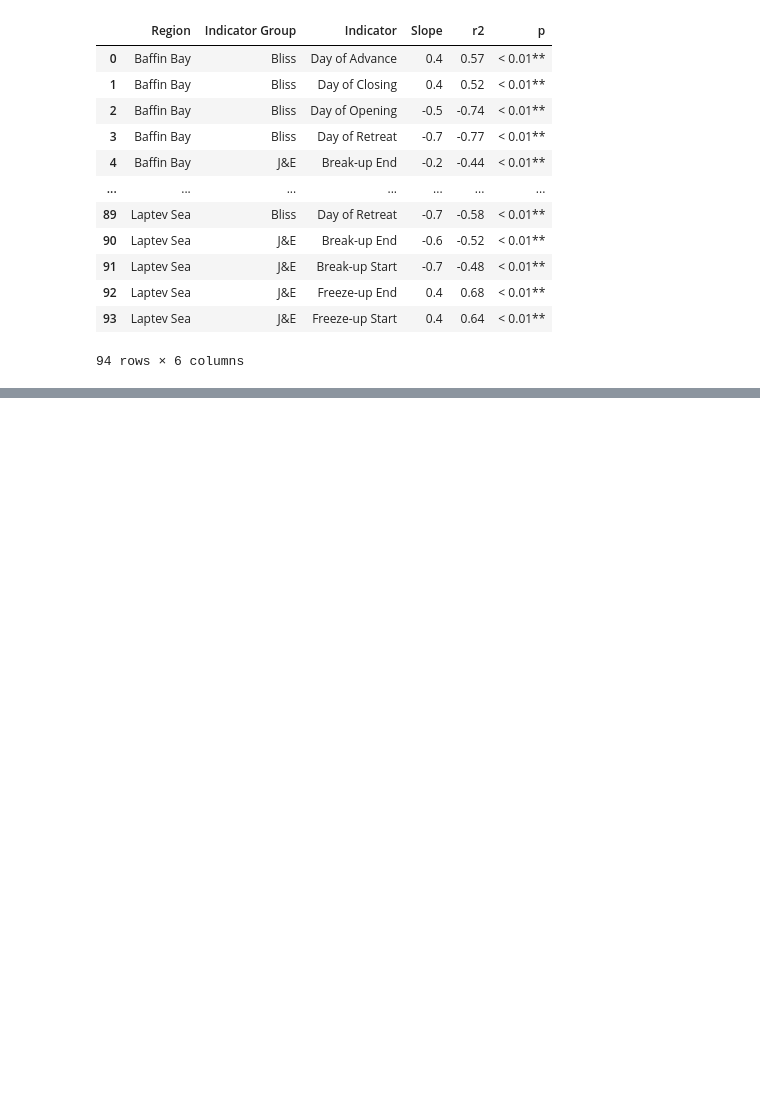
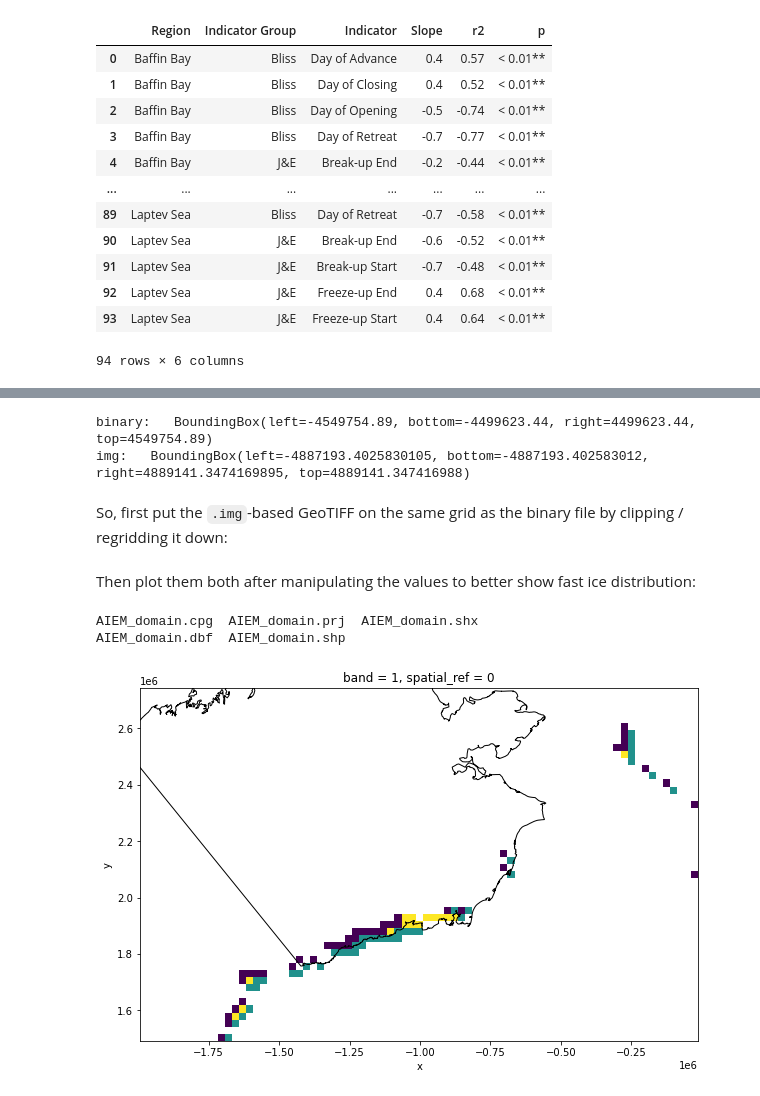
Before and after one commit to ua-snap/seaice_noaa_indicators, a Jupyter notebook: manuscript_content/manuscript_content.ipynb, the cells around one changed output, grey strips where cells are left out. Cells and saved outputs as stored; diff of their text form; code cells hidden in the pictures; blank space fills up the shorter version.

```diff
--- a/manuscript_content/manuscript_content.ipynb
+++ b/manuscript_content/manuscript_content.ipynb
@@ -1085,0 +1118,9 @@ MASIE trends results written to /workspace/Shared/Tech_Projects/SeaIce_NOAA_Indi
+# %%
+from osgeo import gdal
+
+test2_img_fp = "/atlas_scratch/kmredilla/seaice_noaa_indicators/nic_climo_1972_2007_06_med.idb/c_1/r_1.img"
+test2_base_fp = "/atlas_scratch/kmredilla/seaice_noaa_indicators/nic_climo_1972_2007_06_med_from_img.tif"
+
+img_ds = gdal.Open(test2_img_fp)
+gdal.Translate(test2_base_fp, img_ds)
+img_ds = None
@@ -1085,0 +1131,67 @@ MASIE trends results written to /workspace/Shared/Tech_Projects/SeaIce_NOAA_Indi
+# %%
+with rio.open(test1_base_fp) as src:
+    print("binary:  ", src.bounds)
+
+with rio.open(test2_base_fp) as src:
+    print("img:  ", src.bounds)
+# %% [output]
+binary:   BoundingBox(left=-4549754.89, bottom=-4499623.44, right=4499623.44, top=4549754.89)
+img:   BoundingBox(left=-4887193.4025830105, bottom=-4887193.402583012, right=4889141.3474169895, top=4889141.347416988)
+# %% [markdown]
+So, first put the `.img`-based GeoTIFF on the same grid as the binary file by clipping / regridding it down:
+# %%
+import rioxarray
+
+
+# reproject and clip
+with rioxarray.open_rasterio(test2_base_fp) as da2:
+    with rioxarray.open_rasterio(test1_base_fp) as da1:
+        new_da2 = da2.rio.reproject_match(da1)
+
+test2_clip_base_fp = str(test2_base_fp).replace(".tif", "_clip.tif")
+new_da2.rio.to_raster(test2_clip_base_fp)
+# %% [markdown]
+Then plot them both after manipulating the values to better show fast ice distribution:
+# %%
+ls /workspace/UA/kmredilla/geospatial-vector-veracity/vector_data/polygon/boundaries/iem
+# %% [output]
+AIEM_domain.cpg  AIEM_domain.prj  AIEM_domain.shx
+AIEM_domain.dbf  AIEM_domain.shp
+# %%
+import geopandas as gpd
+from pyproj import CRS
+import matplotlib.pyplot as plt
+
+
+fig, ax = plt.subplots(1, 1, figsize=(10, 10))
+# gvv repo with ak coast shapefile on disk
+ak_coast_fp = "/workspace/UA/kmredilla/geospatial-vector-veracity/vector_data/polygon/boundaries/alaska_coast_simplified/Alaska_Coast_Simplified_Polygon.shp"
+# Also tested with the IEM domain shapefile
+# ak_coast_fp = "/workspace/UA/kmredilla/geospatial-vector-veracity/vector_data/polygon/boundaries/iem/AIEM_domain.shp"
+
+
+with rioxarray.open_rasterio(test1_base_fp) as da1:
+    # subset to AK for checking with shapefile
+    sel_di = dict(x=slice(-2e6, 0), y=slice(2.75e6, 1.5e6))
+    da1 = da1.sel(sel_di).squeeze()
+    da = da1.astype(float).copy()
+
+# add fast ice values from ArcPro-based derivation
+with rioxarray.open_rasterio(test2_clip_base_fp) as da2:
+    da2 = da2.sel(sel_di).squeeze()
+    # set water and land to 0
+    da.values[(da2.values != 108) & (da1.values != 108)] = np.nan
+    # set to 3 for fast ice for both
+    da.values[(da2.values == 108) & (da1.values == 108)] = 3
+    # set to 2 for fast ice for test2
+    da.values[(da2.values == 108) & (da1.values != 108)] = 2
+    # set to 1 for fast ice for test1
+    da.values[(da2.values != 108) & (da1.values == 108)] = 1
+    da.plot(ax=ax, add_colorbar=False)
+
+coast_gdf = gpd.read_file(ak_coast_fp).to_crs(CRS.from_wkt(da["spatial_ref"].attrs["crs_wkt"]))
+coast_gdf.plot(ax=ax, facecolor="none")
+
+plt.show()
+# %% [output]
+[figure, added]
```
Also changed, not shown: parts of 46 cells of this notebook.
